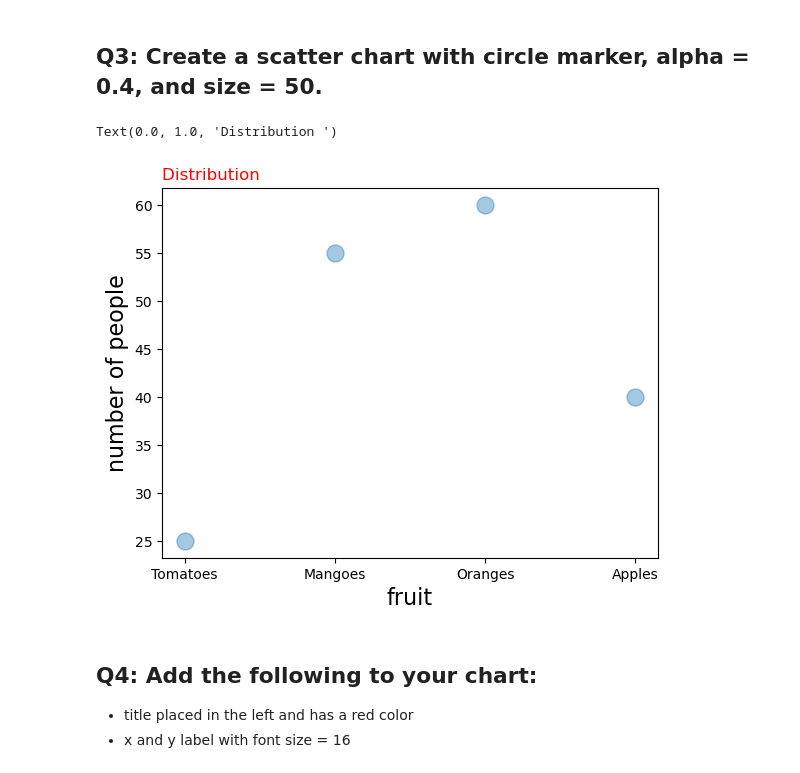
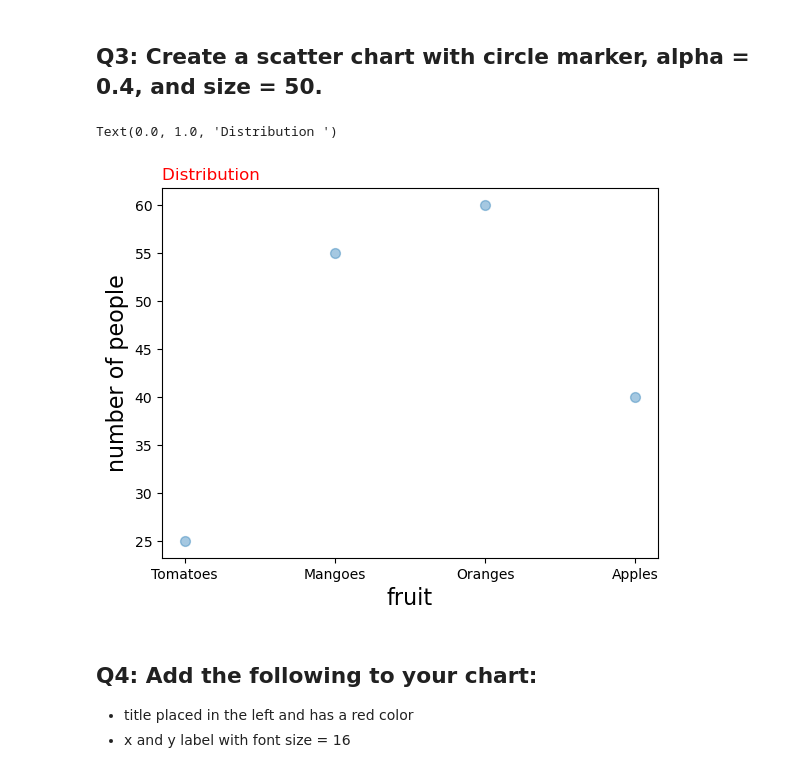
Before and after one commit to h-aneen/Matplotlib-Lab1, a Jupyter notebook: Day#8_Matplotlib_Assignment.ipynb, the cells around one changed output. Cells and saved outputs as stored; diff of their text form; code cells hidden in the pictures.

```diff
--- a/Day#8_Matplotlib_Assignment.ipynb
+++ b/Day#8_Matplotlib_Assignment.ipynb
@@ -34,15 +34,15 @@ plt.show()
 # %%
 mylabels = ["Tomatoes", "Mangoes", "Oranges", "Apples"]
 y = [25,55,60,40]
 df=pd.DataFrame(list(zip(mylabels,y)),columns=['fruit','number'])
 
-plt.scatter(df['fruit'],df['number'],alpha =0.4,s=150)
+plt.scatter(df['fruit'],df['number'],alpha =0.4 , s = 50)
 plt.xlabel('fruit',fontsize = 16)
 plt.ylabel('number of people',fontsize = 16)
 plt.title('Distribution ',color='r',loc="left")
 # %% [output]
 Text(0.0, 1.0, 'Distribution ')
-[figure, old version]
+[figure, new version]
 # %% [markdown]
 ## Q4: Add the following to your chart:
 - title placed in the left and has a red color
```
Also changed, not shown: parts of 4 cells of this notebook.
